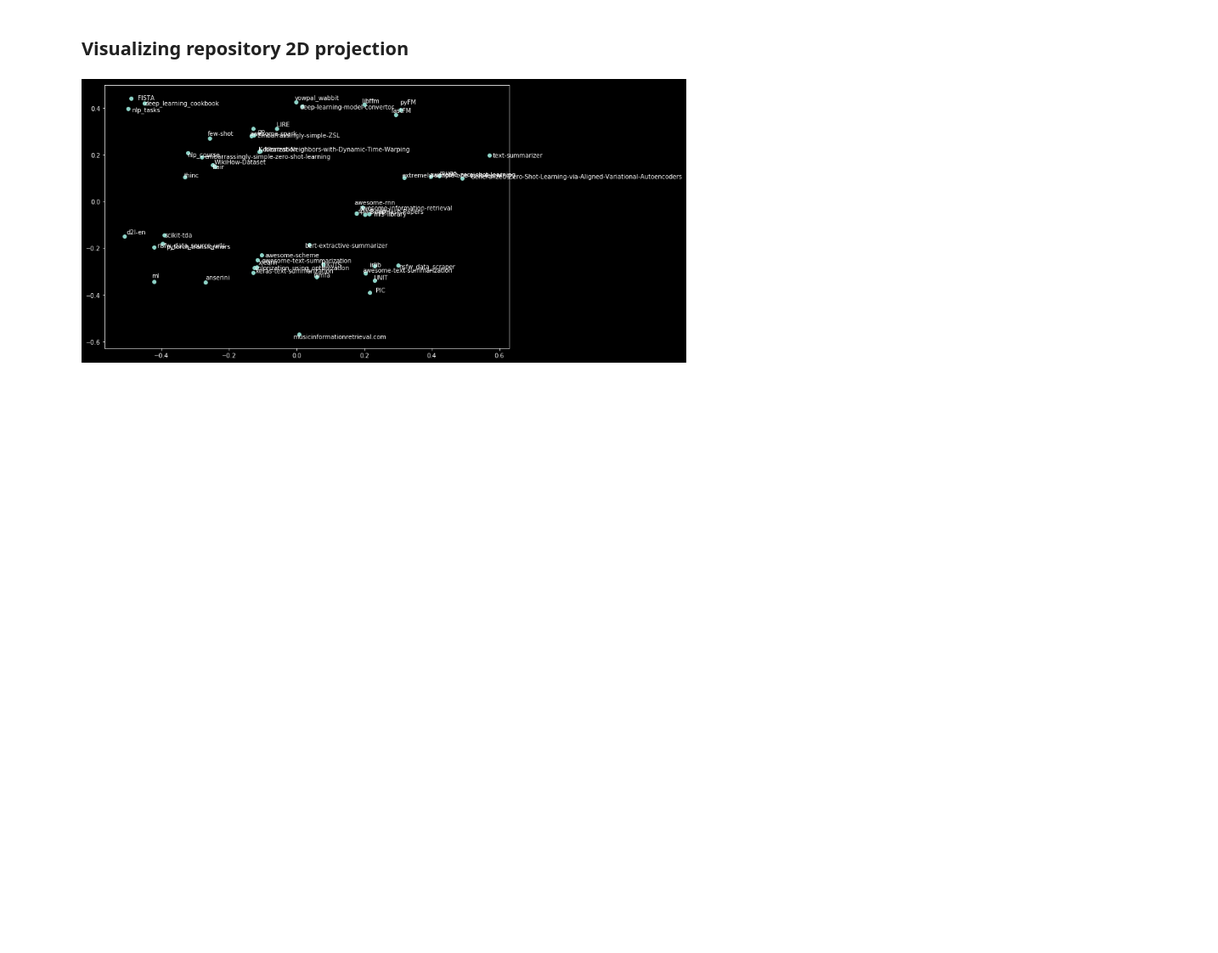
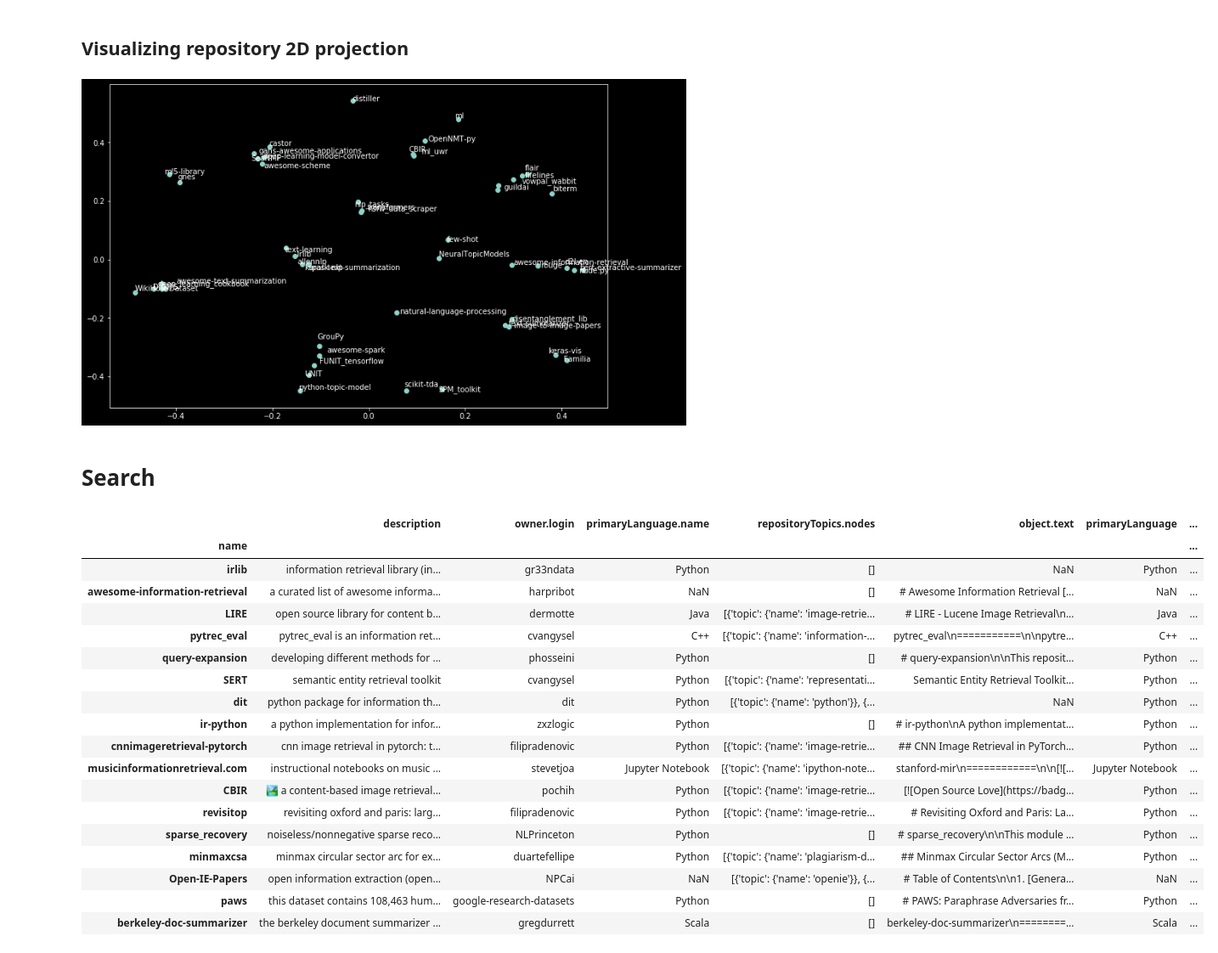
Before and after one commit to lambdaofgod/examples-counterexamples, a Jupyter notebook: notebooks/text_mining/Github_Starred_Repositories.ipynb, the cells around one changed output. Shown: that part at 85% size. Cells and saved outputs as stored; diff of their text form; code cells hidden in the pictures; blank space fills up the shorter version.

Commit message:
searching in starred github repos

```diff
--- a/notebooks/text_mining/Github_Starred_Repositories.ipynb
+++ b/notebooks/text_mining/Github_Starred_Repositories.ipynb
@@ -148,14 +148,16 @@ def get_starred_repo_information():
 # %%
 starred_repo_information = get_starred_repo_information()
 # %%
-def get_cleaned_starred_repositories_df(repo_information):
+def get_cleaned_starred_repositories_df(repo_information, stemmer=nltk.stem.PorterStemmer()):
     repo_df = json_normalize(repo_information)
     repo_df.index = repo_df['name']
     repo_df.drop('name', axis=1, inplace=True)
     repo_df['primaryLanguage'] = repo_df['primaryLanguage.name']
     repo_df.drop('primaryLanguage.name', axis=1)
     repo_df['topics'] = repo_df['repositoryTopics.nodes'].apply(lambda recs: [r['topic']['name'] for r in recs])
+    repo_df['topics'] = repo_df['topics'].apply(lambda ts: [stemmer.stem(t) for t in ts])
     repo_df['description'].fillna('', inplace=True)
+    repo_df['description'] = repo_df['description'].apply(stemmer.stem)
     repo_df['description_keywords'] = repo_df['description'].apply(summarization.keywords)
     return repo_df
 # %%
@@ -299,4 +232,36 @@ ax.scatter(x, y)
 for i, txt in enumerate(representatives.index):
     ax.annotate(txt, (x[i] + 0.01 * np.random.randn(), y[i] + 0.01 * np.random.randn()))
 # %% [output]
-[figure, old version]
+[figure, new version]
+# %% [markdown]
+# Search
+# %%
+bm25 = rank_bm25.BM25Okapi(list(starred_repo_df['description'].str.split()))
+# %%
+def search_repos(query):
+    scores = bm25.get_scores(query.split())
+    #scores = scores[scores > 0]
+    relevant_indices = np.argsort(-scores)[:100]
+    return starred_repo_df.iloc[relevant_indices[scores[relevant_indices] > 0]]
+# %%
+search_repos('information retrieval')
+# %% [output]
+|  | description | owner.login | primaryLanguage.name | repositoryTopics.nodes | object.text | primaryLanguage | ... |
+| name |  |  |  |  |  |  | ... |
+| irlib | information retrieval library (in... | gr33ndata | Python | [] | NaN | Python | ... |
+| awesome-information-retrieval | a curated list of awesome informa... | harpribot | NaN | [] | # Awesome Information Retrieval [... | NaN | ... |
+| LIRE | open source library for content b... | dermotte | Java | [{'topic': {'name': 'image-retrie... | # LIRE - Lucene Image Retrieval\n... | Java | ... |
+| pytrec_eval | pytrec_eval is an information ret... | cvangysel | C++ | [{'topic': {'name': 'information-... | pytrec_eval\n===========\n\npytre... | C++ | ... |
+| query-expansion | developing different methods for ... | phosseini | Python | [] | # query-expansion\n\nThis reposit... | Python | ... |
+| SERT | semantic entity retrieval toolkit | cvangysel | Python | [{'topic': {'name': 'representati... | Semantic Entity Retrieval Toolkit... | Python | ... |
+| dit | python package for information th... | dit | Python | [{'topic': {'name': 'python'}}, {... | NaN | Python | ... |
+| ir-python | a python implementation for infor... | zxzlogic | Python | [] | # ir-python\nA python implementat... | Python | ... |
+| cnnimageretrieval-pytorch | cnn image retrieval in pytorch: t... | filipradenovic | Python | [{'topic': {'name': 'image-retrie... | ## CNN Image Retrieval in PyTorch... | Python | ... |
+| musicinformationretrieval.com | instructional notebooks on music ... | stevetjoa | Jupyter Notebook | [{'topic': {'name': 'ipython-note... | stanford-mir\n============\n\n[![... | Jupyter Notebook | ... |
+| CBIR | 🏞 a content-based image retrieval... | pochih | Python | [{'topic': {'name': 'image-retrie... | [![Open Source Love](https://badg... | Python | ... |
+| revisitop | revisiting oxford and paris: larg... | filipradenovic | Python | [{'topic': {'name': 'image-retrie... | # Revisiting Oxford and Paris: La... | Python | ... |
+| sparse_recovery | noiseless/nonnegative sparse reco... | NLPrinceton | Python | [] | # sparse_recovery\n\nThis module ... | Python | ... |
+| minmaxcsa | minmax circular sector arc for ex... | duartefellipe | Python | [{'topic': {'name': 'plagiarism-d... | ## Minmax Circular Sector Arcs (M... | Python | ... |
+| Open-IE-Papers | open information extraction (open... | NPCai | NaN | [{'topic': {'name': 'openie'}}, {... | # Table of Contents\n\n1. [Genera... | NaN | ... |
+| paws | this dataset contains 108,463 hum... | google-research-datasets | Python | [] | # PAWS: Paraphrase Adversaries fr... | Python | ... |
+| berkeley-doc-summarizer | the berkeley document summarizer ... | gregdurrett | Scala | [] | berkeley-doc-summarizer\n========... | Scala | ... |
```
Also changed, not shown: parts of 8 cells of this notebook.
